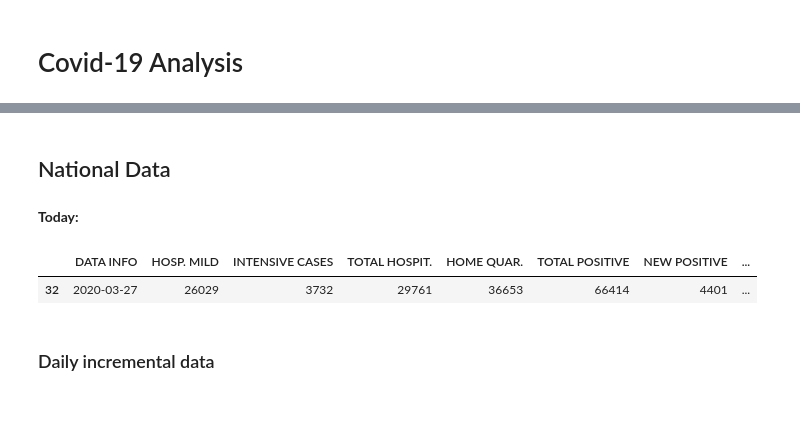
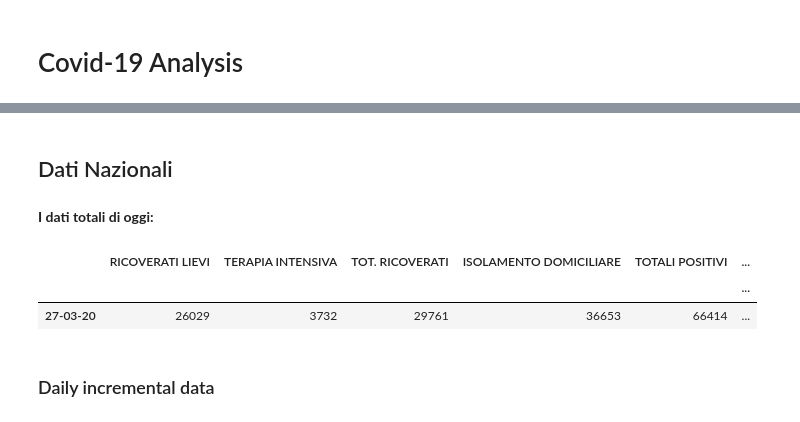
Before and after one commit to pasalino/Covid-19-PyAnalysis, a Jupyter notebook: Covid-19.ipynb, the cells around one changed output, grey strips where cells are left out. Saved outputs shown, nothing was run; the diff lists cells and outputs as text; code cells hidden in the pictures.

```diff
--- a/Covid-19.ipynb
+++ b/Covid-19.ipynb
@@ -15,21 +23,22 @@ import matplotlib
 from matplotlib import pyplot as plt
 # %%
 PROTEZIONE_CIVILE_REPO = 'git@github.com:pcm-dpc/COVID-19.git'
-DATA_DIR = './data'
-REPO_DIR = os.path.join(DATA_DIR,'repo')
+CURRENT_DIR = os.path.join(os.getcwd())
+DATA_DIR = os.path.join(os.getcwd(),'data')
+REPO_DIR = os.path.join(os.getcwd(),DATA_DIR,'repo')
 # %%
 COLORS = ['tomato', 'seagreen', 'magenta', 'deepskyblue', 'plum', 'orange', 'royalblue',]
 NAME_LABELS= {
-    'data':'DATA INFO',
-    'ricoverati_con_sintomi':'HOSP. MILD',
-    'terapia_intensiva':'INTENSIVE CASES',
-    'totale_ospedalizzati':'TOTAL HOSPIT.',
-    'isolamento_domiciliare':'HOME QUAR.',
-    'totale_attualmente_positivi':'TOTAL POSITIVE',
-    'nuovi_attualmente_positivi':'NEW POSITIVE',
-    'dimessi_guariti':'RECOVERED',
-    'deceduti':'DEAD',
-    'totale_casi':'TOTAL CASES',
-    'tamponi':'SWABS'
+    'data':'DATA',
+    'ricoverati_con_sintomi':'RICOVERATI LIEVI',
+    'terapia_intensiva':'TERAPIA INTENSIVA',
+    'totale_ospedalizzati':'TOT. RICOVERATI',
+    'isolamento_domiciliare':'ISOLAMENTO DOMICILIARE',
+    'totale_attualmente_positivi':'TOTALI POSITIVI',
+    'nuovi_attualmente_positivi':'NUOVI CASI',
+    'dimessi_guariti':'GUARITI',
+    'deceduti':'DECEDUTI',
+    'totale_casi':'CASI TOTALI',
+    'tamponi':'TAMPONI'
 }
 # %%
@@ -62,19 +78,24 @@ def beautify_graph(ax):
     ax.tick_params(which='both', width=1)
     ax.tick_params(which='major', length=14)
     ax.tick_params(which='minor', length=8, color='gray')
-# %% [markdown]
-## National Data
+# %% [markdown]
+## Dati Nazionali
 # %%
 national_trend = pd.read_csv(os.path.join(REPO_DIR,'dati-andamento-nazionale/dpc-covid19-ita-andamento-nazionale.csv'))
-national_trend = national_trend.drop('stato',axis=1).drop('note_it',axis=1).drop('note_en',axis=1)
-national_trend['data'] = pd.to_datetime(national_trend['data']).dt.date
+#national_trend['data'] = pd.to_datetime(national_trend['data']).dt.date
+national_trend['DATA'] = pd.to_datetime(national_trend['data'])
+national_trend['DATA'] = national_trend['DATA'].dt.strftime('%d-%m-%y')
+national_trend = national_trend.drop('stato',axis=1).drop('note_it',axis=1).drop('note_en',axis=1).drop('data',axis=1)
+national_trend.set_index(keys=['DATA'],drop=True,append=False,inplace=True)
+national_trend.index.rename('', inplace=True)
-# %% [markdown]
-**Today:**
+# %% [markdown]
+**I dati totali di oggi:**
 # %%
-national_trend.rename(columns = NAME_LABELS).tail(1)
+national_trend.rename(columns = NAME_LABELS,  index={'data': 'DDD'}).tail(1)
 # %% [output]
-|  | DATA INFO | HOSP. MILD | INTENSIVE CASES | TOTAL HOSPIT. | HOME QUAR. | TOTAL POSITIVE | NEW POSITIVE | ... |
-| 32 | 2020-03-27 | 26029 | 3732 | 29761 | 36653 | 66414 | 4401 | ... |
+|  | RICOVERATI LIEVI | TERAPIA INTENSIVA | TOT. RICOVERATI | ISOLAMENTO DOMICILIARE | TOTALI POSITIVI | ... |
+|  |  |  |  |  |  | ... |
+| 27-03-20 | 26029 | 3732 | 29761 | 36653 | 66414 | ... |
 # %% [markdown]
 ### Daily incremental data
 # %%
```
Also changed, not shown: parts of 4 cells of this notebook, 5 other files.
